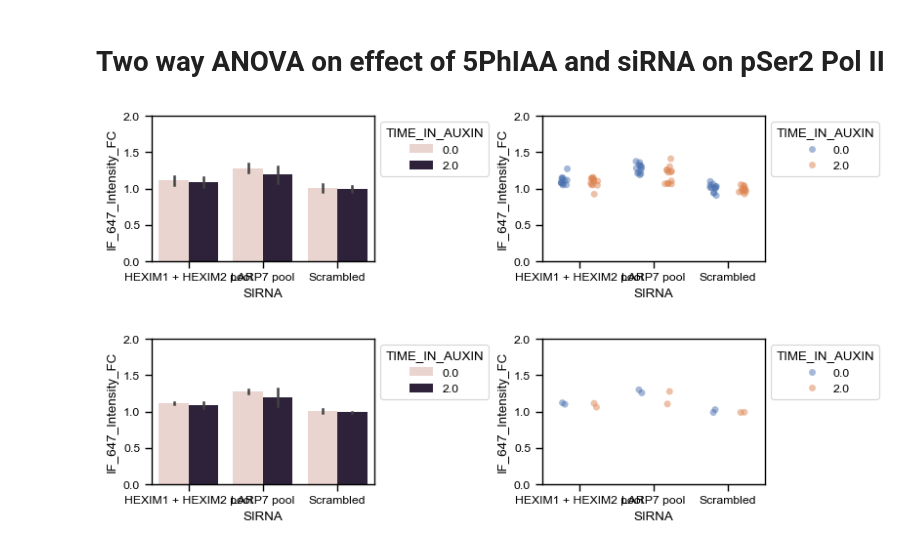
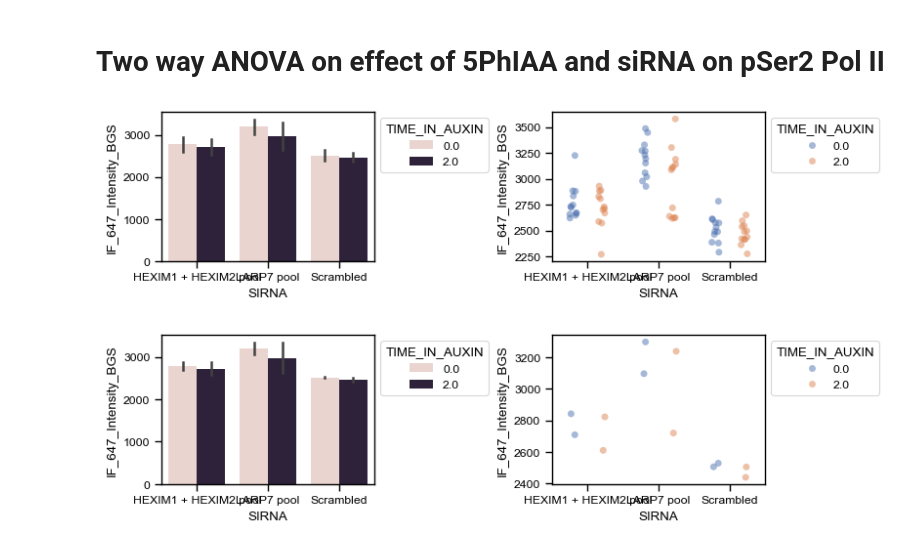
Before and after one commit to berrygroup/publications, a Jupyter notebook: 2026_POLR2A_homeostasis/Imaging/NikonSpinningDisk/mACmChPOLR2A_7SK/mACmChPOLR2A_7SK.ipynb, the cells around one changed output. Saved outputs shown, nothing was run; the diff lists cells and outputs as text; code cells hidden in the pictures.

```diff
--- a/2026_POLR2A_homeostasis/Imaging/NikonSpinningDisk/mACmChPOLR2A_7SK/mACmChPOLR2A_7SK.ipynb
+++ b/2026_POLR2A_homeostasis/Imaging/NikonSpinningDisk/mACmChPOLR2A_7SK/mACmChPOLR2A_7SK.ipynb
@@ -423,37 +423,34 @@ pal
 # %% [markdown]
 # Two way ANOVA on effect of 5PhIAA and siRNA on pSer2 Pol II
 # %%
-Stats_Test = IntensitiesByWell.query('DRUG != "Media only" & SIRNA != "Not transfected" & DRUG_TIME_MINUTES in [0,120]')[['DRUG', 'TIME_IN_AUXIN', 'SIRNA', 'IF_647_Intensity_FC', 'EXPERIMENT']]
+Stats_Test = IntensitiesByWell.query('DRUG != "Media only" & SIRNA != "Not transfected" & DRUG_TIME_MINUTES in [0,120]')[['DRUG', 'TIME_IN_AUXIN', 'SIRNA', 'IF_647_Intensity_BGS', 'EXPERIMENT']]
 # %%
 f, a = plt.subplots(figsize = (8,2), ncols = 2, layout = 'constrained')
 
 g = sns.barplot(Stats_Test,
             x = 'SIRNA',
             hue = 'TIME_IN_AUXIN', dodge = True,
-            y = 'IF_647_Intensity_FC',
+            y = 'IF_647_Intensity_BGS',
             errorbar = 'sd',
             ax = a[0])
 sns.move_legend(g, 'upper left', bbox_to_anchor = (1,1))
 
 g = sns.stripplot(Stats_Test,
             x = 'SIRNA',
             hue = 'TIME_IN_AUXIN', dodge = True, palette = 'deep',
-            y = 'IF_647_Intensity_FC',
+            y = 'IF_647_Intensity_BGS',
             ax = a[1],
                   alpha  = 0.5)
 sns.move_legend(g, 'upper left', bbox_to_anchor = (1,1))
-
-for i in [0,1]:
-    a[i].set_ylim(0,2)
 # %% [output]
-[figure, old version]
+[figure, new version]
 # %%
 f, a = plt.subplots(figsize = (8,2), ncols = 2, layout = 'constrained')
 
 g = sns.barplot(Stats_Test.groupby(['EXPERIMENT', 'DRUG', 'TIME_IN_AUXIN', 'SIRNA']).mean().reset_index(),
             x = 'SIRNA',
             hue = 'TIME_IN_AUXIN', dodge = True,
-            y = 'IF_647_Intensity_FC',
+            y = 'IF_647_Intensity_BGS',
             errorbar = 'sd',
             ax = a[0])
 sns.move_legend(g, 'upper left', bbox_to_anchor = (1,1))
@@ -461,12 +458,9 @@ sns.move_legend(g, 'upper left', bbox_to_anchor = (1,1))
 g = sns.stripplot(Stats_Test.groupby(['EXPERIMENT', 'DRUG', 'TIME_IN_AUXIN', 'SIRNA']).mean().reset_index(),
             x = 'SIRNA',
             hue = 'TIME_IN_AUXIN', dodge = True, palette = 'deep',
-            y = 'IF_647_Intensity_FC',
+            y = 'IF_647_Intensity_BGS',
             ax = a[1],
                   alpha  = 0.5)
 sns.move_legend(g, 'upper left', bbox_to_anchor = (1,1))
-
-for i in [0,1]:
-    a[i].set_ylim(0,2)
 # %% [output]
-[figure, old version]
+[figure, new version]
```
Also changed, not shown: parts of 8 cells of this notebook, 1 other file.
